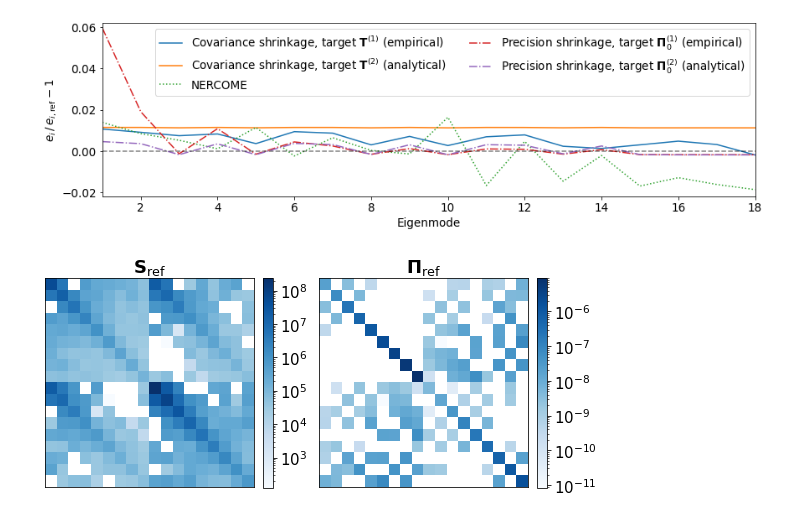
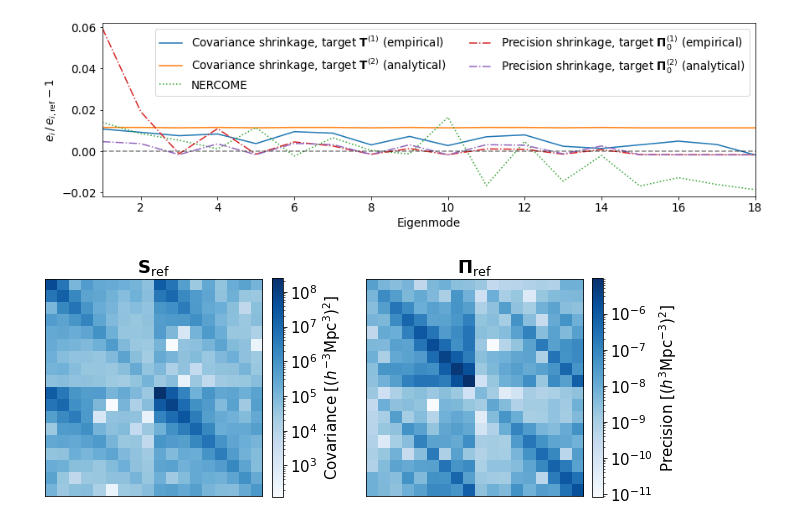
Before and after one commit to marnixlooijmans/shrinkage-estimation-paper, a Jupyter notebook: notebooks/make-plots.ipynb, the cells around one changed output. Saved outputs shown, nothing was run; the diff lists cells and outputs as text; code cells hidden in the pictures.

Commit message:
Update reference cov and prec plot

```diff
--- a/notebooks/make-plots.ipynb
+++ b/notebooks/make-plots.ipynb
@@ -314,27 +314,26 @@ pre shrinkage_emp 0.064
 pre shrinkage_ana 0.013
 [figure]
 # %%
-import matplotlib as mpl
-
 C_ref = np.loadtxt(os.path.join(mat_path, "n2048/cov_sample/cov_18_18_sample_2048_v1.matrix"))
 Pi_ref = np.linalg.inv(C_ref) * hartlap(2048)
 
 fig, axs = plt.subplots(1,2)
-fig.subplots_adjust(hspace=0, wspace=0.2)
-fig.set_size_inches(9, 18)
+fig.subplots_adjust(hspace=0, wspace=0.35)
+fig.set_size_inches(10, 22)
 
-def plot_mat_imshow(mat, ax, title):
-    im = ax.imshow(mat, norm="log", cmap=mpl.colormaps["Blues"])
+def plot_mat_imshow(mat, ax, title, label):
+    im = ax.imshow(np.abs(mat), norm="log", cmap=plt.get_cmap("Blues"))
     ax.set_title(title, fontsize=18)
     ax.set_xticks([])
     ax.set_yticks([])
     cbar = plt.colorbar(im, ax=ax, fraction=0.046, pad=0.04)
     cbar.ax.tick_params(labelsize=15)
+    cbar.set_label(label, fontsize=15)
 
-plot_mat_imshow(C_ref, axs[0], r"$\mathbf{S}_{\rm ref}$")
-plot_mat_imshow(Pi_ref, axs[1], r"$\mathbf{\Pi}_{\rm ref}$")
+plot_mat_imshow(C_ref, axs[0], r"$\mathbf{S}_{\rm ref}$", r"Covariance [$(h^{-3} \rm{Mpc}^{3})^2$]")
+plot_mat_imshow(Pi_ref, axs[1], r"$\mathbf{\Pi}_{\rm ref}$", r"Precision [$(h^3 \rm{Mpc}^{-3})^2$]")
 
-#fig.savefig("../output/BOSS_DR12_NGC_z1/plots/ref_mat.pdf", bbox_inches='tight', pad_inches = 0.1)
+#fig.savefig("../output/BOSS_DR12_NGC_z1/plots/ref_cov_prec.pdf", bbox_inches='tight', pad_inches = 0.1)
 plt.show()
 # %% [output]
-[figure, old version]
+[figure, new version]
```
Also changed, not shown: 2 other files.
